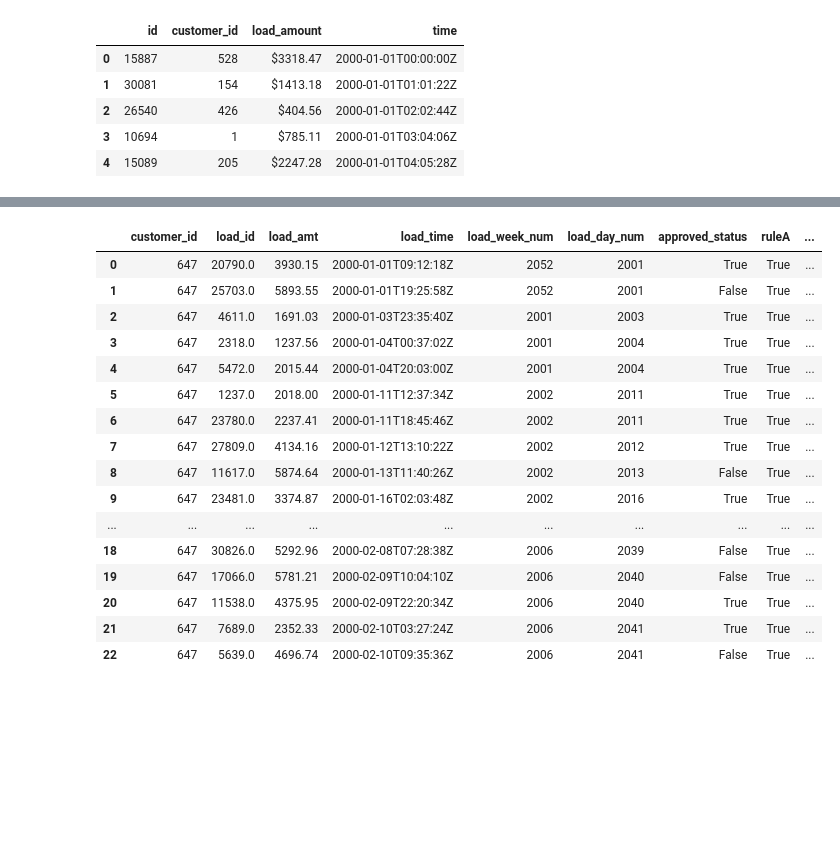
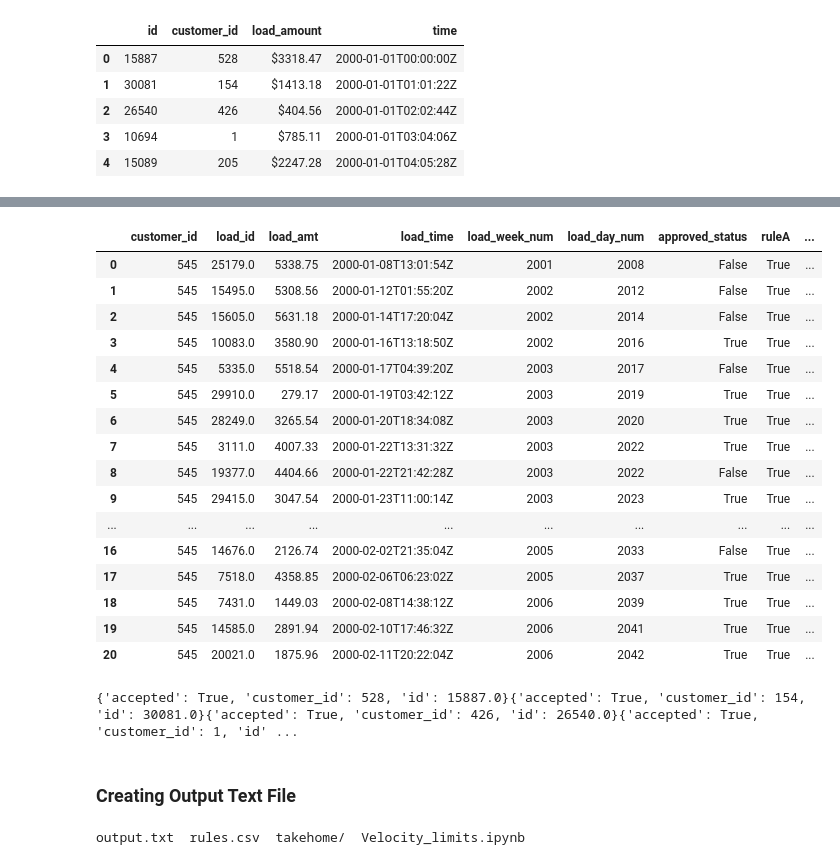
Before and after one commit to armandordorica/velocity_limits, a Jupyter notebook: Velocity_limits.ipynb, the cells around one changed output, grey strips where cells are left out. Cells and saved outputs as stored; diff of their text form; code cells hidden in the pictures; blank space fills up the shorter version.

Commit message:
Adding function to output text

```diff
--- a/Velocity_limits.ipynb
+++ b/Velocity_limits.ipynb
@@ -928,6 +928,8 @@ for i in range(0, len(input_payloads_df)):
   'time': input_data.iloc[i].time})
 # %%
 controller = Controller()
+
+output_txt = ""
 
 for payload in input_payloads_list:
   print("input:{}".format(payload))
@@ -940,7 +942,7 @@ for payload in input_payloads_list:
   id =  controller.customers[payload['customer_id']].load_hist.load_id.iloc[-1]
 
   output = {"accepted": accepted_status, "customer_id": customer_id, "id": id}
-
+  output_txt += str(output)
   print("output:{}".format(output))
 # %% [output]
 input:{'id': 15887, 'customer_id': 528, 'load_amount': '$3318.47', 'time': '2000-01-01T00:00:00Z'}
@@ -961,22 +963,28 @@ input:{'id': 29255, 'customer_id': 494, 'load_amount': '$4601.23', 'time': '2000
 All Rules Passed ... Load Added
 output:{'accepted': True, 'customer_id': 494, 'id': 29255.0}
 # %%
-controller.customers[647].load_hist
+controller.customers[545].load_hist
 # %% [output]
 |  | customer_id | load_id | load_amt | load_time | load_week_num | load_day_num | approved_status | ruleA | ... |
-| 0 | 647 | 20790.0 | 3930.15 | 2000-01-01T09:12:18Z | 2052 | 2001 | True | True | ... |
-| 1 | 647 | 25703.0 | 5893.55 | 2000-01-01T19:25:58Z | 2052 | 2001 | False | True | ... |
-| 2 | 647 | 4611.0 | 1691.03 | 2000-01-03T23:35:40Z | 2001 | 2003 | True | True | ... |
-| 3 | 647 | 2318.0 | 1237.56 | 2000-01-04T00:37:02Z | 2001 | 2004 | True | True | ... |
-| 4 | 647 | 5472.0 | 2015.44 | 2000-01-04T20:03:00Z | 2001 | 2004 | True | True | ... |
-| 5 | 647 | 1237.0 | 2018.00 | 2000-01-11T12:37:34Z | 2002 | 2011 | True | True | ... |
-| 6 | 647 | 23780.0 | 2237.41 | 2000-01-11T18:45:46Z | 2002 | 2011 | True | True | ... |
-| 7 | 647 | 27809.0 | 4134.16 | 2000-01-12T13:10:22Z | 2002 | 2012 | True | True | ... |
-| 8 | 647 | 11617.0 | 5874.64 | 2000-01-13T11:40:26Z | 2002 | 2013 | False | True | ... |
-| 9 | 647 | 23481.0 | 3374.87 | 2000-01-16T02:03:48Z | 2002 | 2016 | True | True | ... |
+| 0 | 545 | 25179.0 | 5338.75 | 2000-01-08T13:01:54Z | 2001 | 2008 | False | True | ... |
+| 1 | 545 | 15495.0 | 5308.56 | 2000-01-12T01:55:20Z | 2002 | 2012 | False | True | ... |
+| 2 | 545 | 15605.0 | 5631.18 | 2000-01-14T17:20:04Z | 2002 | 2014 | False | True | ... |
+| 3 | 545 | 10083.0 | 3580.90 | 2000-01-16T13:18:50Z | 2002 | 2016 | True | True | ... |
+| 4 | 545 | 5335.0 | 5518.54 | 2000-01-17T04:39:20Z | 2003 | 2017 | False | True | ... |
+| 5 | 545 | 29910.0 | 279.17 | 2000-01-19T03:42:12Z | 2003 | 2019 | True | True | ... |
+| 6 | 545 | 28249.0 | 3265.54 | 2000-01-20T18:34:08Z | 2003 | 2020 | True | True | ... |
+| 7 | 545 | 3111.0 | 4007.33 | 2000-01-22T13:31:32Z | 2003 | 2022 | True | True | ... |
+| 8 | 545 | 19377.0 | 4404.66 | 2000-01-22T21:42:28Z | 2003 | 2022 | False | True | ... |
+| 9 | 545 | 29415.0 | 3047.54 | 2000-01-23T11:00:14Z | 2003 | 2023 | True | True | ... |
 | ... | ... | ... | ... | ... | ... | ... | ... | ... | ... |
-| 18 | 647 | 30826.0 | 5292.96 | 2000-02-08T07:28:38Z | 2006 | 2039 | False | True | ... |
-| 19 | 647 | 17066.0 | 5781.21 | 2000-02-09T10:04:10Z | 2006 | 2040 | False | True | ... |
-| 20 | 647 | 11538.0 | 4375.95 | 2000-02-09T22:20:34Z | 2006 | 2040 | True | True | ... |
-| 21 | 647 | 7689.0 | 2352.33 | 2000-02-10T03:27:24Z | 2006 | 2041 | True | True | ... |
-| 22 | 647 | 5639.0 | 4696.74 | 2000-02-10T09:35:36Z | 2006 | 2041 | False | True | ... |
+| 16 | 545 | 14676.0 | 2126.74 | 2000-02-02T21:35:04Z | 2005 | 2033 | False | True | ... |
+| 17 | 545 | 7518.0 | 4358.85 | 2000-02-06T06:23:02Z | 2005 | 2037 | True | True | ... |
+| 18 | 545 | 7431.0 | 1449.03 | 2000-02-08T14:38:12Z | 2006 | 2039 | True | True | ... |
+| 19 | 545 | 14585.0 | 2891.94 | 2000-02-10T17:46:32Z | 2006 | 2041 | True | True | ... |
+| 20 | 545 | 20021.0 | 1875.96 | 2000-02-11T20:22:04Z | 2006 | 2042 | True | True | ... |
+# %%
+print(output_txt)
+# %% [output]
+{'accepted': True, 'customer_id': 528, 'id': 15887.0}{'accepted': True, 'customer_id': 154, 'id': 30081.0}{'accepted': True, 'customer_id': 426, 'id': 26540.0}{'accepted': True, 'customer_id': 1, 'id' ...
+# %% [markdown]
+### Creating Output Text File
@@ -982,0 +995,4 @@ controller.customers[647].load_hist
+# %%
+ls
+# %% [output]
+output.txt  rules.csv  takehome/  Velocity_limits.ipynb
```
Also changed, not shown: parts of 1 cell of this notebook.
